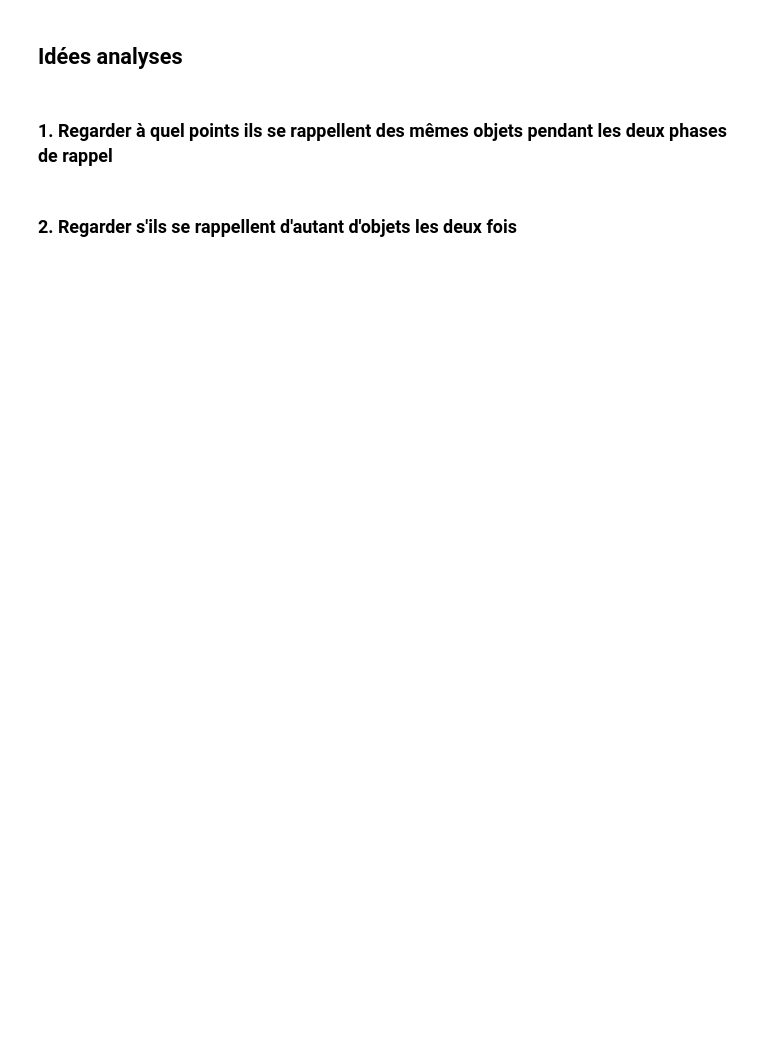
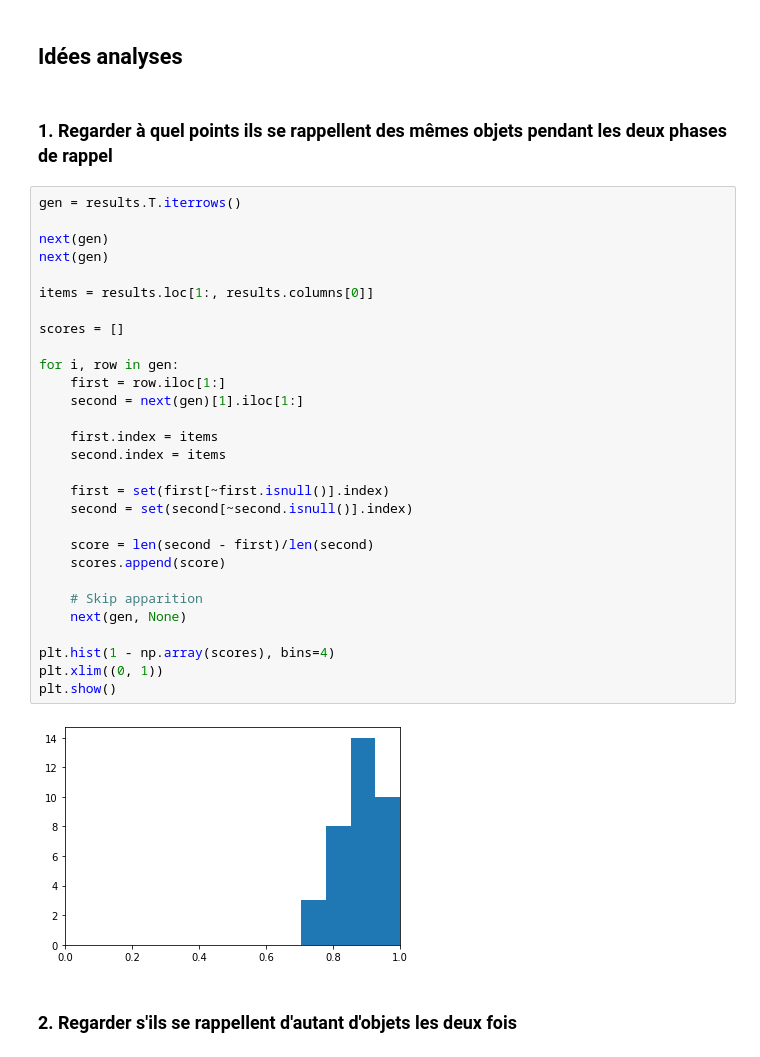
Before and after one commit to Gorzen/SHS-Project, a Jupyter notebook: Analyse.ipynb, the cells around one changed output. Drawn from its saved outputs; the diff is of its cells as text; blank space fills up the shorter version.

```diff
--- a/Analyse.ipynb
+++ b/Analyse.ipynb
@@ -35,5 +35,36 @@ results
 ## Idées analyses
 # %% [markdown]
 ### 1. Regarder à quel points ils se rappellent des mêmes objets pendant les deux phases de rappel
+# %%
+gen = results.T.iterrows()
+
+next(gen)
+next(gen)
+
+items = results.loc[1:, results.columns[0]]
+
+scores = []
+
+for i, row in gen:
+    first = row.iloc[1:]
+    second = next(gen)[1].iloc[1:]
+
+    first.index = items
+    second.index = items
+
+    first = set(first[~first.isnull()].index)
+    second = set(second[~second.isnull()].index)
+
+    score = len(second - first)/len(second)
+    scores.append(score)
+
+    # Skip apparition
+    next(gen, None)
+
+plt.hist(1 - np.array(scores), bins=4)
+plt.xlim((0, 1))
+plt.show()
+# %% [output]
+[figure, added]
 # %% [markdown]
 ### 2. Regarder s'ils se rappellent d'autant d'objets les deux fois
```
Also changed, not shown: parts of 18 cells of this notebook, 1 other file.
